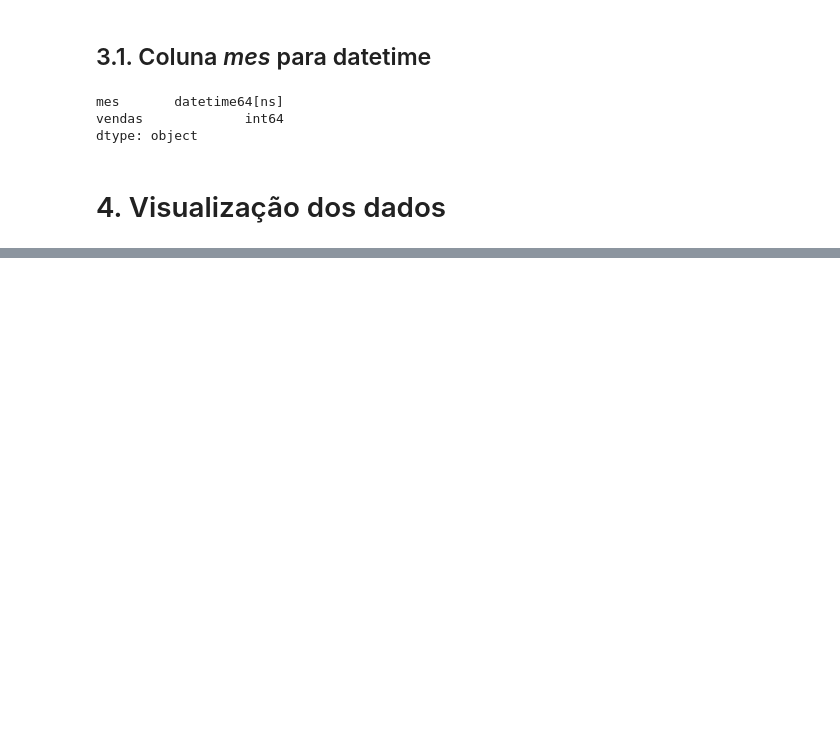
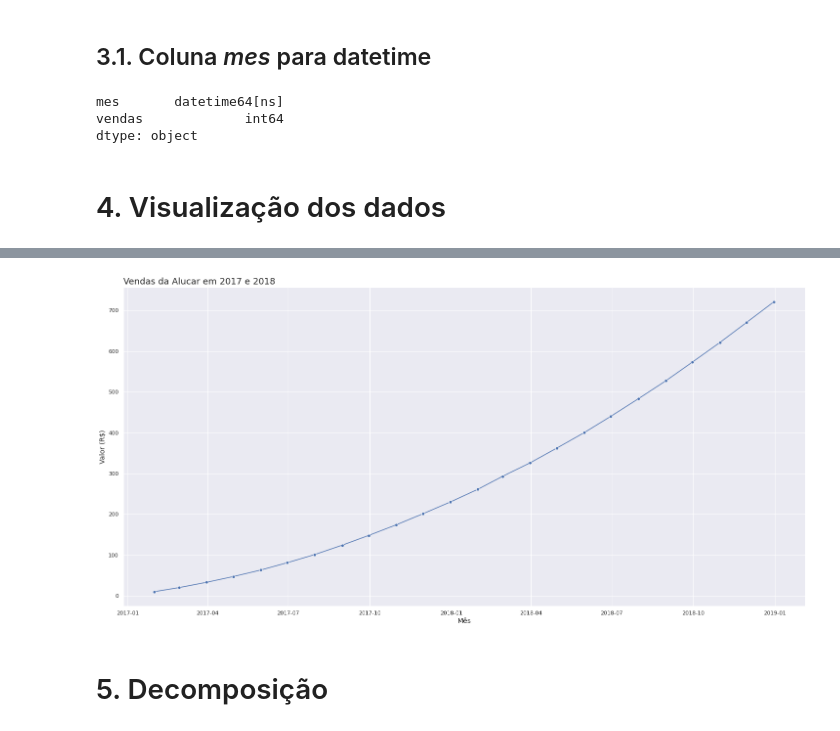
Before and after one commit to olini/alura-ds-series-temporais, a Jupyter notebook: modulo-1.ipynb, the cells around one changed output, grey strips where cells are left out. Saved outputs shown, nothing was run; the diff lists cells and outputs as text; code cells hidden in the pictures; blank space fills up the shorter version.

```diff
--- a/modulo-1.ipynb
+++ b/modulo-1.ipynb
@@ -80,0 +75,6 @@ sns.lineplot(x='mes', y='vendas', data=alucar);
+# %%
+def plot_grafico(x, y, data, titulo, xlabel, ylabel):
+  ax = sns.lineplot(x=x, y=y, data=data, marker='o')
+  ax.set_title(titulo, loc='left', fontsize=18)
+  ax.set_xlabel(xlabel, fontsize=14)
+  ax.set_ylabel(ylabel, fontsize=14);
@@ -80,0 +89,7 @@ sns.lineplot(x='mes', y='vendas', data=alucar);
+# %%
+plot_grafico('mes', 'vendas', alucar, 'Vendas da Alucar em 2017 e 2018', 'Mês',
+             'Valor (R$)')
+# %% [output]
+[figure, added]
+# %% [markdown]
+# 5. Decomposição
```
Also changed, not shown: parts of 11 cells of this notebook.
